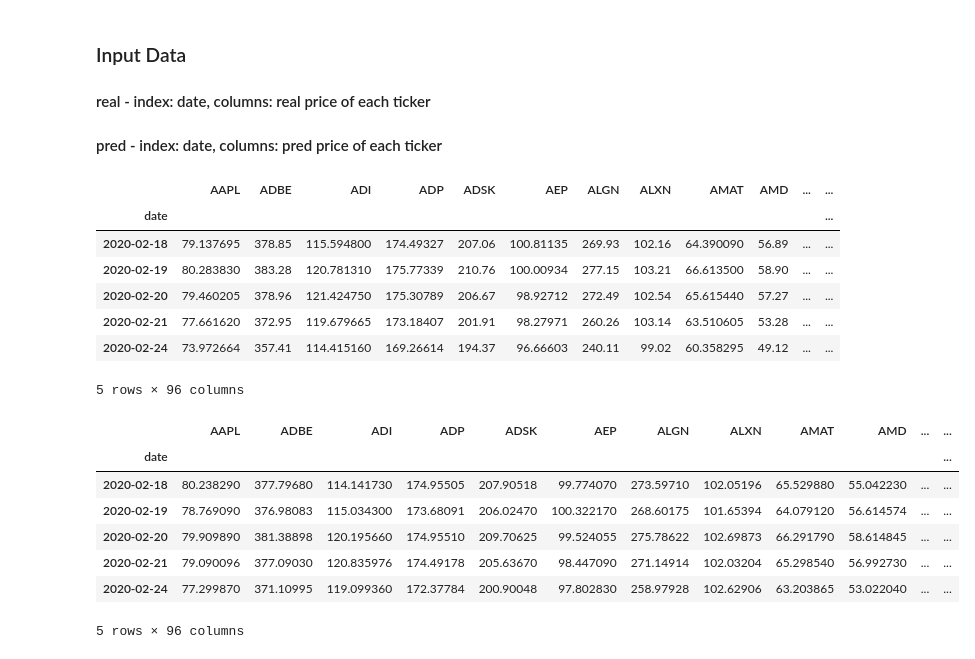
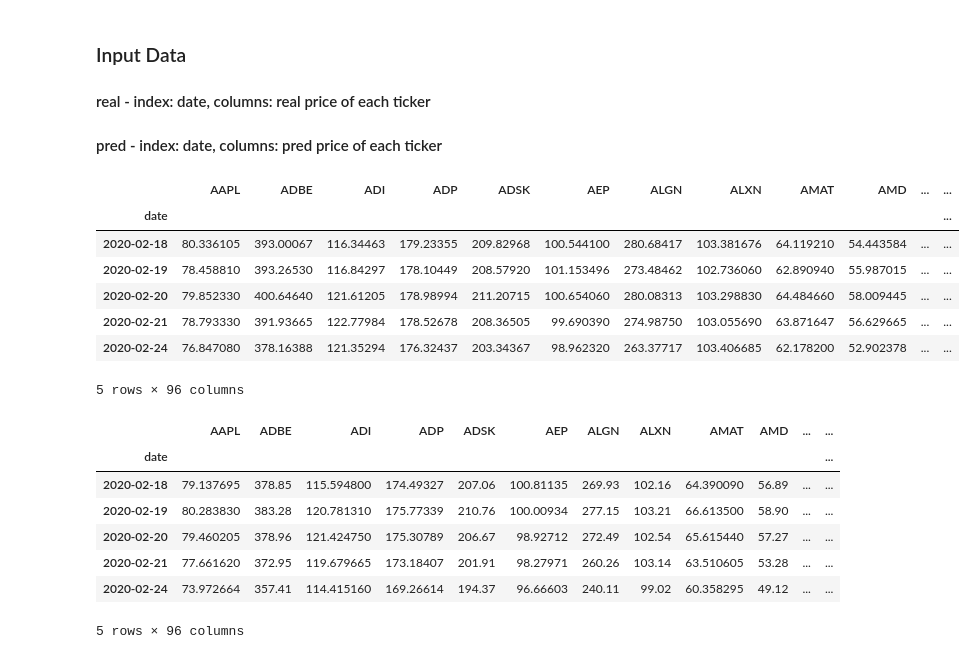
Before and after one commit to r-luo/GATech-CS7643-Project-Group, a Jupyter notebook: notebooks/SimulatePerformance-Test.ipynb, the cells around one changed output. Drawn from its saved outputs; the diff is of its cells as text; code cells hidden in the pictures.

```diff
--- a/notebooks/SimulatePerformance-Test.ipynb
+++ b/notebooks/SimulatePerformance-Test.ipynb
@@ -12,21 +12,21 @@ import matplotlib.dates as mdates
 #### pred - index: date, columns: pred price of each ticker
 # %%
 # Data loading and pre-processing
-real = pd.read_csv("Real_Price_All_Tickers2.csv", index_col = "date")
-pred = pd.read_csv("Predicted_Price_All_Tickers2.csv", index_col = "date")
+real = pd.read_csv("../outputs/predicted_price_lstm_model_with_price.csv", index_col = "date")
+pred = pd.read_csv("../outputs/actual_price_lstm_model_with_price.csv", index_col = "date")
 # real.index = pd.to_datetime(real.index)
 # pred.index = pd.to_datetime(pred.index)
 
 # real dataset
 real.head(5)
 # %% [output]
 |  | AAPL | ADBE | ADI | ADP | ADSK | AEP | ALGN | ALXN | AMAT | AMD | ... | ... |
 | date |  |  |  |  |  |  |  |  |  |  |  | ... |
-| 2020-02-18 | 79.137695 | 378.85 | 115.594800 | 174.49327 | 207.06 | 100.81135 | 269.93 | 102.16 | 64.390090 | 56.89 | ... | ... |
-| 2020-02-19 | 80.283830 | 383.28 | 120.781310 | 175.77339 | 210.76 | 100.00934 | 277.15 | 103.21 | 66.613500 | 58.90 | ... | ... |
-| 2020-02-20 | 79.460205 | 378.96 | 121.424750 | 175.30789 | 206.67 | 98.92712 | 272.49 | 102.54 | 65.615440 | 57.27 | ... | ... |
-| 2020-02-21 | 77.661620 | 372.95 | 119.679665 | 173.18407 | 201.91 | 98.27971 | 260.26 | 103.14 | 63.510605 | 53.28 | ... | ... |
-| 2020-02-24 | 73.972664 | 357.41 | 114.415160 | 169.26614 | 194.37 | 96.66603 | 240.11 | 99.02 | 60.358295 | 49.12 | ... | ... |
+| 2020-02-18 | 80.336105 | 393.00067 | 116.34463 | 179.23355 | 209.82968 | 100.544100 | 280.68417 | 103.381676 | 64.119210 | 54.443584 | ... | ... |
+| 2020-02-19 | 78.458810 | 393.26530 | 116.84297 | 178.10449 | 208.57920 | 101.153496 | 273.48462 | 102.736060 | 62.890940 | 55.987015 | ... | ... |
+| 2020-02-20 | 79.852330 | 400.64640 | 121.61205 | 178.98994 | 211.20715 | 100.654060 | 280.08313 | 103.298830 | 64.484660 | 58.009445 | ... | ... |
+| 2020-02-21 | 78.793330 | 391.93665 | 122.77984 | 178.52678 | 208.36505 | 99.690390 | 274.98750 | 103.055690 | 63.871647 | 56.629665 | ... | ... |
+| 2020-02-24 | 76.847080 | 378.16388 | 121.35294 | 176.32437 | 203.34367 | 98.962320 | 263.37717 | 103.406685 | 62.178200 | 52.902378 | ... | ... |
 5 rows × 96 columns
 # %%
 # real dataset
@@ -34,11 +34,11 @@ pred.head(5)
 # %% [output]
 |  | AAPL | ADBE | ADI | ADP | ADSK | AEP | ALGN | ALXN | AMAT | AMD | ... | ... |
 | date |  |  |  |  |  |  |  |  |  |  |  | ... |
-| 2020-02-18 | 80.238290 | 377.79680 | 114.141730 | 174.95505 | 207.90518 | 99.774070 | 273.59710 | 102.05196 | 65.529880 | 55.042230 | ... | ... |
-| 2020-02-19 | 78.769090 | 376.98083 | 115.034300 | 173.68091 | 206.02470 | 100.322170 | 268.60175 | 101.65394 | 64.079120 | 56.614574 | ... | ... |
-| 2020-02-20 | 79.909890 | 381.38898 | 120.195660 | 174.95510 | 209.70625 | 99.524055 | 275.78622 | 102.69873 | 66.291790 | 58.614845 | ... | ... |
-| 2020-02-21 | 79.090096 | 377.09030 | 120.835976 | 174.49178 | 205.63670 | 98.447090 | 271.14914 | 102.03204 | 65.298540 | 56.992730 | ... | ... |
-| 2020-02-24 | 77.299870 | 371.10995 | 119.099360 | 172.37784 | 200.90048 | 97.802830 | 258.97928 | 102.62906 | 63.203865 | 53.022040 | ... | ... |
+| 2020-02-18 | 79.137695 | 378.85 | 115.594800 | 174.49327 | 207.06 | 100.81135 | 269.93 | 102.16 | 64.390090 | 56.89 | ... | ... |
+| 2020-02-19 | 80.283830 | 383.28 | 120.781310 | 175.77339 | 210.76 | 100.00934 | 277.15 | 103.21 | 66.613500 | 58.90 | ... | ... |
+| 2020-02-20 | 79.460205 | 378.96 | 121.424750 | 175.30789 | 206.67 | 98.92712 | 272.49 | 102.54 | 65.615440 | 57.27 | ... | ... |
+| 2020-02-21 | 77.661620 | 372.95 | 119.679665 | 173.18407 | 201.91 | 98.27971 | 260.26 | 103.14 | 63.510605 | 53.28 | ... | ... |
+| 2020-02-24 | 73.972664 | 357.41 | 114.415160 | 169.26614 | 194.37 | 96.66603 | 240.11 | 99.02 | 60.358295 | 49.12 | ... | ... |
 5 rows × 96 columns
 # %%
 # global parameters
```
Also changed, not shown: parts of 9 cells of this notebook, 11 other files.
